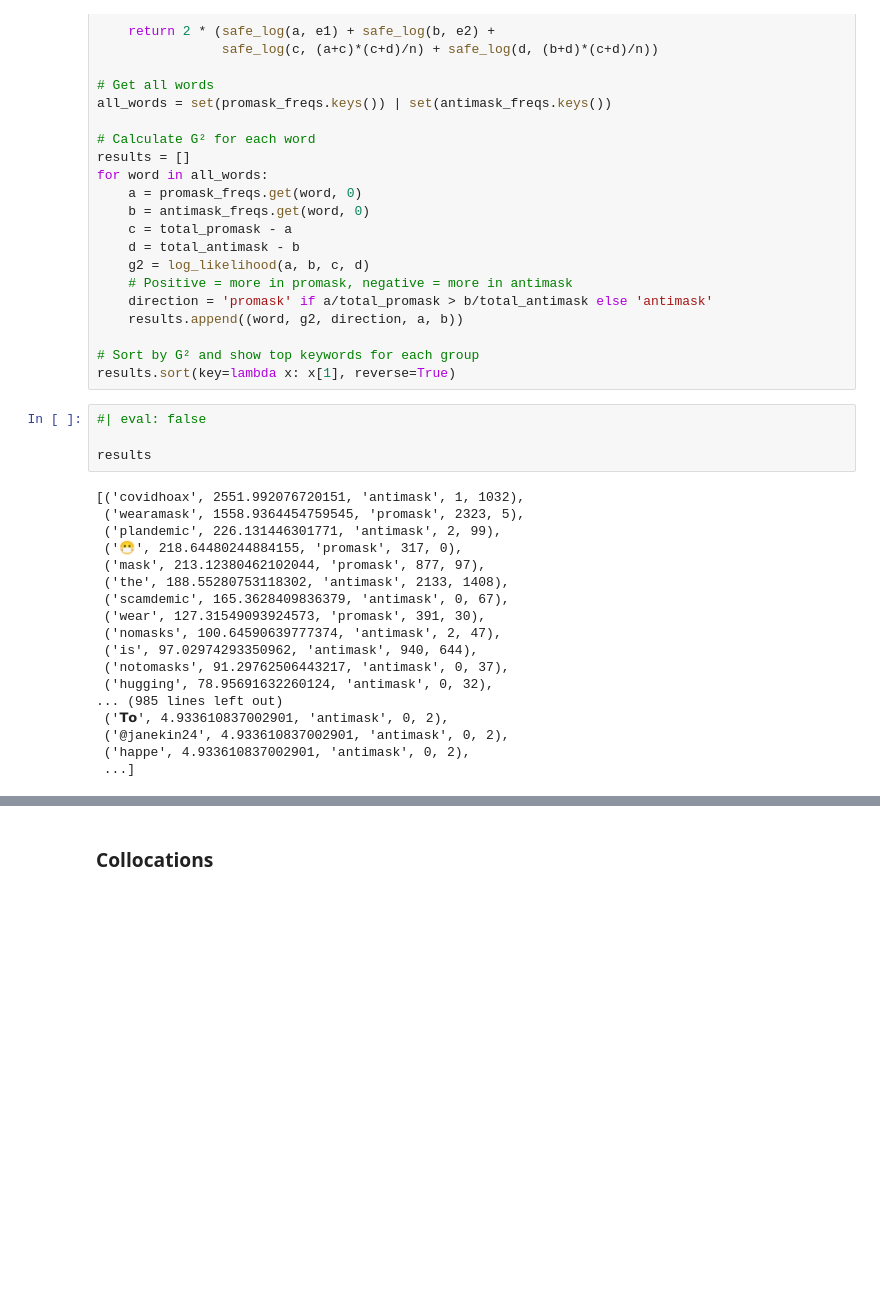
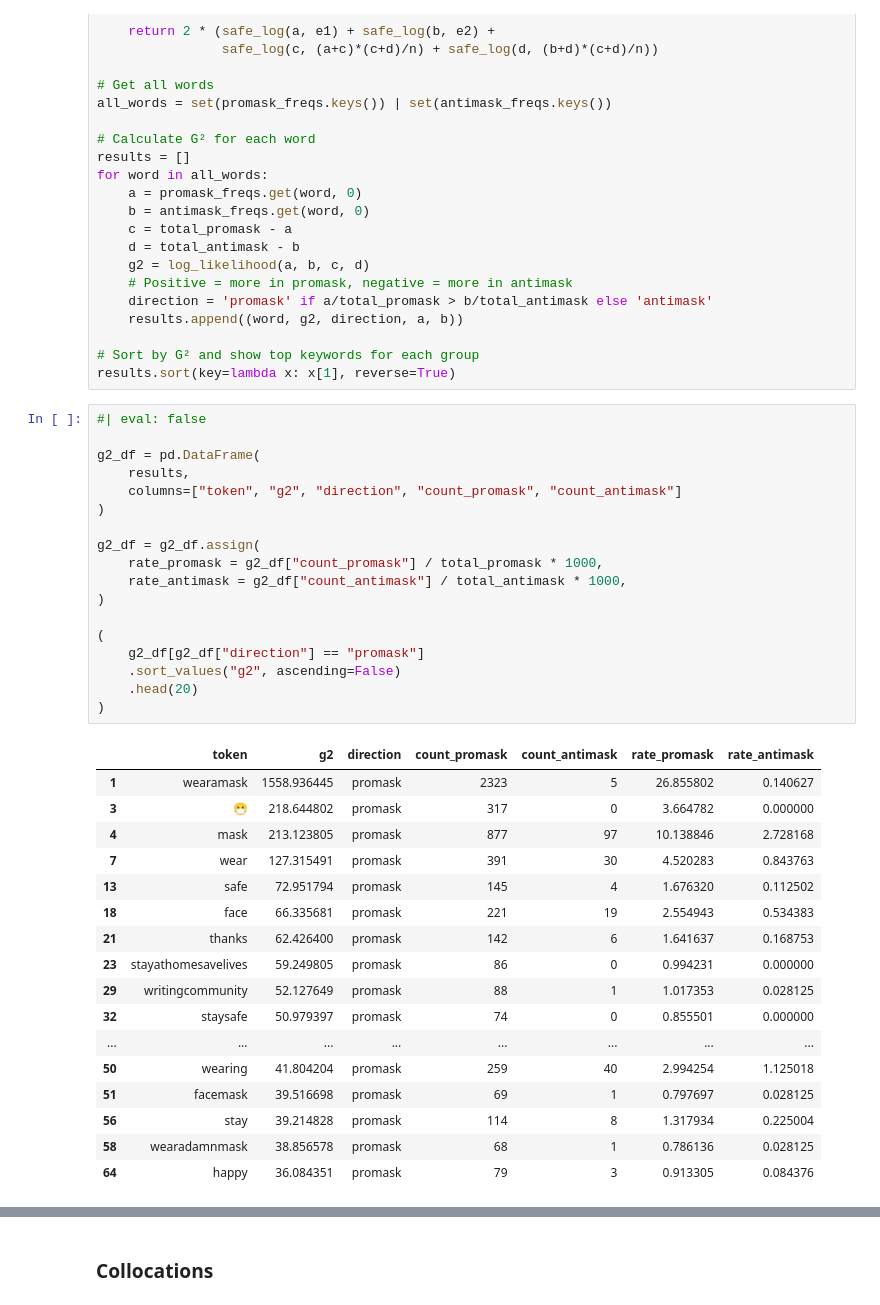
Before and after one commit to su-dataAI/data401-nlp, a Jupyter notebook: nbs/02_eda_spacy.ipynb, the cells around one changed output, grey strips where cells are left out. Drawn from its saved outputs; the diff is of its cells as text; blank space fills up the shorter version.

```diff
--- a/nbs/02-eda-spacy.ipynb
+++ b/nbs/02_eda_spacy.ipynb
@@ -1235,22 +1290,36 @@ results.sort(key=lambda x: x[1], reverse=True)
 # %%
 #| eval: false
 
-results
+g2_df = pd.DataFrame(
+    results,
+    columns=["token", "g2", "direction", "count_promask", "count_antimask"]
+)
+
+g2_df = g2_df.assign(
+    rate_promask = g2_df["count_promask"] / total_promask * 1000,
+    rate_antimask = g2_df["count_antimask"] / total_antimask * 1000,
+)
+
+(
+    g2_df[g2_df["direction"] == "promask"]
+    .sort_values("g2", ascending=False)
+    .head(20)
+)
 # %% [output]
-[('covidhoax', 2551.992076720151, 'antimask', 1, 1032),
- ('wearamask', 1558.9364454759545, 'promask', 2323, 5),
- ('plandemic', 226.131446301771, 'antimask', 2, 99),
- ('😷', 218.64480244884155, 'promask', 317, 0),
- ('mask', 213.12380462102044, 'promask', 877, 97),
- ('the', 188.55280753118302, 'antimask', 2133, 1408),
- ('scamdemic', 165.3628409836379, 'antimask', 0, 67),
- ('wear', 127.31549093924573, 'promask', 391, 30),
- ('nomasks', 100.64590639777374, 'antimask', 2, 47),
- ('is', 97.02974293350962, 'antimask', 940, 644),
- ('notomasks', 91.29762506443217, 'antimask', 0, 37),
- ('hugging', 78.95691632260124, 'antimask', 0, 32),
-... (985 lines left out)
- ('𝗧𝗼', 4.933610837002901, 'antimask', 0, 2),
- ('@janekin24', 4.933610837002901, 'antimask', 0, 2),
- ('happe', 4.933610837002901, 'antimask', 0, 2),
- ...]
+|  | token | g2 | direction | count_promask | count_antimask | rate_promask | rate_antimask |
+| 1 | wearamask | 1558.936445 | promask | 2323 | 5 | 26.855802 | 0.140627 |
+| 3 | 😷 | 218.644802 | promask | 317 | 0 | 3.664782 | 0.000000 |
+| 4 | mask | 213.123805 | promask | 877 | 97 | 10.138846 | 2.728168 |
+| 7 | wear | 127.315491 | promask | 391 | 30 | 4.520283 | 0.843763 |
+| 13 | safe | 72.951794 | promask | 145 | 4 | 1.676320 | 0.112502 |
+| 18 | face | 66.335681 | promask | 221 | 19 | 2.554943 | 0.534383 |
+| 21 | thanks | 62.426400 | promask | 142 | 6 | 1.641637 | 0.168753 |
+| 23 | stayathomesavelives | 59.249805 | promask | 86 | 0 | 0.994231 | 0.000000 |
+| 29 | writingcommunity | 52.127649 | promask | 88 | 1 | 1.017353 | 0.028125 |
+| 32 | staysafe | 50.979397 | promask | 74 | 0 | 0.855501 | 0.000000 |
+| ... | ... | ... | ... | ... | ... | ... | ... |
+| 50 | wearing | 41.804204 | promask | 259 | 40 | 2.994254 | 1.125018 |
+| 51 | facemask | 39.516698 | promask | 69 | 1 | 0.797697 | 0.028125 |
+| 56 | stay | 39.214828 | promask | 114 | 8 | 1.317934 | 0.225004 |
+| 58 | wearadamnmask | 38.856578 | promask | 68 | 1 | 0.786136 | 0.028125 |
+| 64 | happy | 36.084351 | promask | 79 | 3 | 0.913305 | 0.084376 |
```
Also changed, not shown: parts of 45 cells of this notebook, 5 other files.
